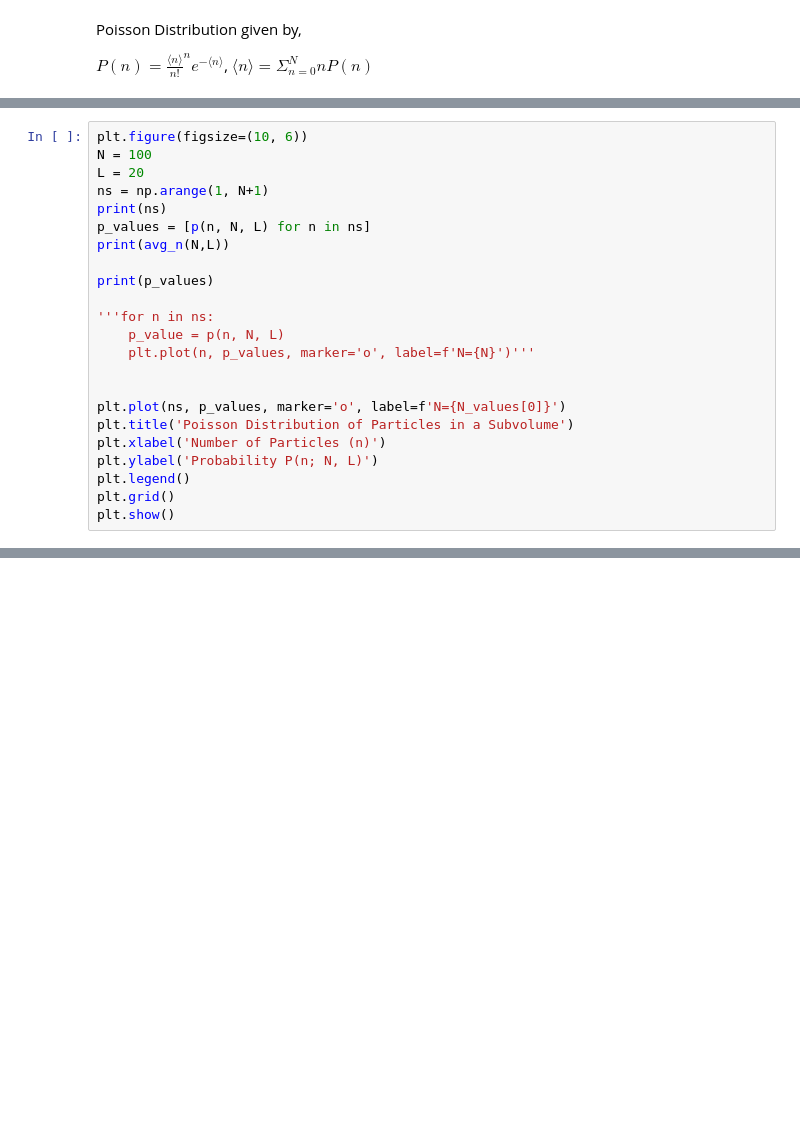
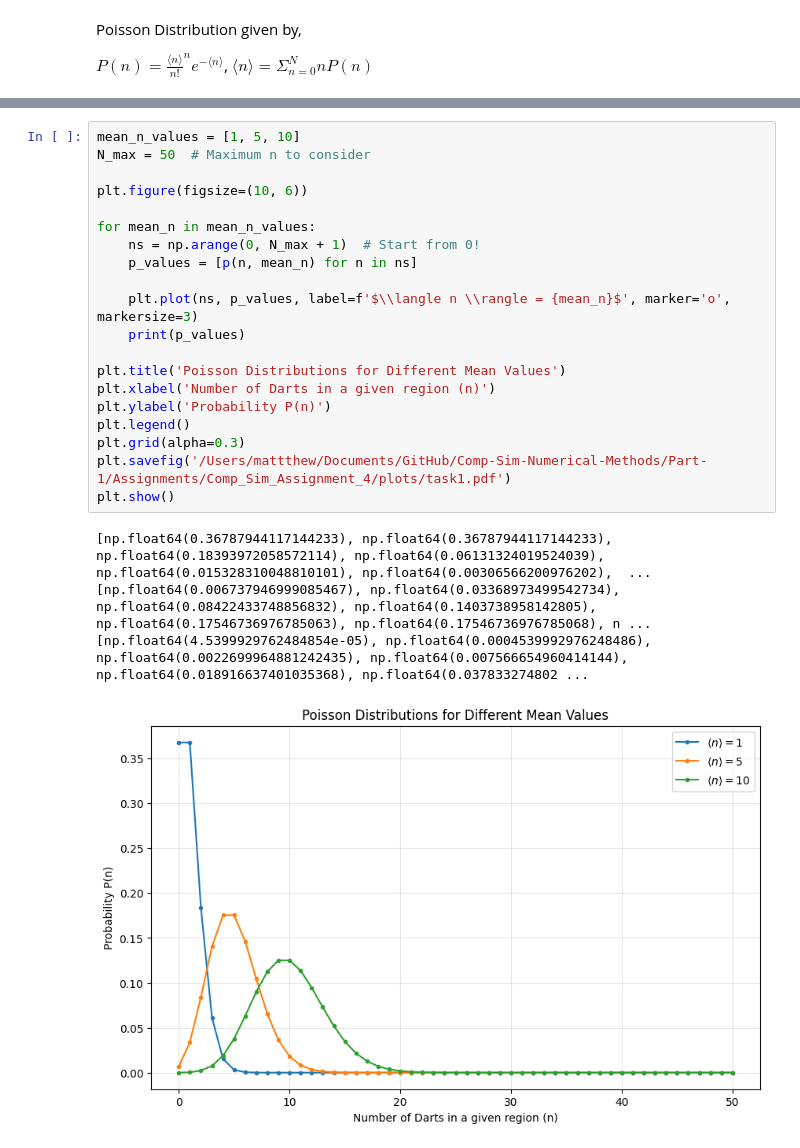
Before and after one commit to Matth3wc/Comp-Sim-Numerical-Methods, a Jupyter notebook: Part-1/Assignments/Comp_Sim_Assignment_4/MainScript.ipynb, the cells around one changed output, grey strips where cells are left out. Drawn from its saved outputs; the diff is of its cells as text; blank space fills up the shorter version.

```diff
--- a/Part-1/Assignments/Comp_Sim_Assignment_4/MainScript.ipynb
+++ b/Part-1/Assignments/Comp_Sim_Assignment_4/MainScript.ipynb
@@ -30,23 +12,0 @@ def p(n,N,L):
-# %%
-plt.figure(figsize=(10, 6))
-N = 100
-L = 20
-ns = np.arange(1, N+1)
-print(ns)
-p_values = [p(n, N, L) for n in ns]
-print(avg_n(N,L))
-
-print(p_values)
-
-'''for n in ns:
-    p_value = p(n, N, L)
-    plt.plot(n, p_values, marker='o', label=f'N={N}')'''
-
-
-plt.plot(ns, p_values, marker='o', label=f'N={N_values[0]}')
-plt.title('Poisson Distribution of Particles in a Subvolume')
-plt.xlabel('Number of Particles (n)')
-plt.ylabel('Probability P(n; N, L)')
-plt.legend()
-plt.grid()
-plt.show()
@@ -63,0 +46,25 @@ TypeError: 'int' object is not subscriptable
+# %%
+mean_n_values = [1, 5, 10]
+N_max = 50  # Maximum n to consider
+
+plt.figure(figsize=(10, 6))
+
+for mean_n in mean_n_values:
+    ns = np.arange(0, N_max + 1)  # Start from 0!
+    p_values = [p(n, mean_n) for n in ns]
+
+    plt.plot(ns, p_values, label=f'$\\langle n \\rangle = {mean_n}$', marker='o', markersize=3)
+    print(p_values)
+
+plt.title('Poisson Distributions for Different Mean Values')
+plt.xlabel('Number of Darts in a given region (n)')
+plt.ylabel('Probability P(n)')
+plt.legend()
+plt.grid(alpha=0.3)
+plt.savefig('/Users/mattthew/Documents/GitHub/Comp-Sim-Numerical-Methods/Part-1/Assignments/Comp_Sim_Assignment_4/plots/task1.pdf')
+plt.show()
+# %% [output]
+[np.float64(0.36787944117144233), np.float64(0.36787944117144233), np.float64(0.18393972058572114), np.float64(0.06131324019524039), np.float64(0.015328310048810101), np.float64(0.00306566200976202),  ...
+[np.float64(0.006737946999085467), np.float64(0.03368973499542734), np.float64(0.08422433748856832), np.float64(0.1403738958142805), np.float64(0.17546736976785063), np.float64(0.17546736976785068), n ...
+[np.float64(4.5399929762484854e-05), np.float64(0.0004539992976248486), np.float64(0.0022699964881242435), np.float64(0.007566654960414144), np.float64(0.018916637401035368), np.float64(0.037833274802 ...
+[figure, added]
```
Also changed, not shown: parts of 8 cells of this notebook, 8 other files.
